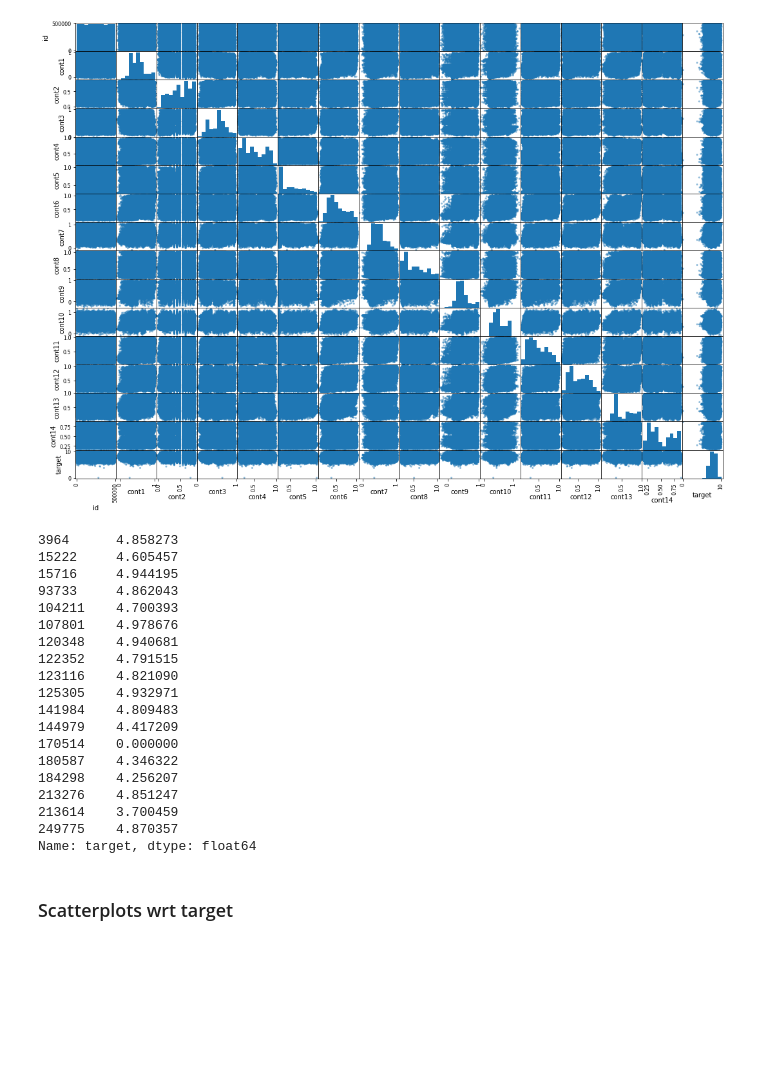
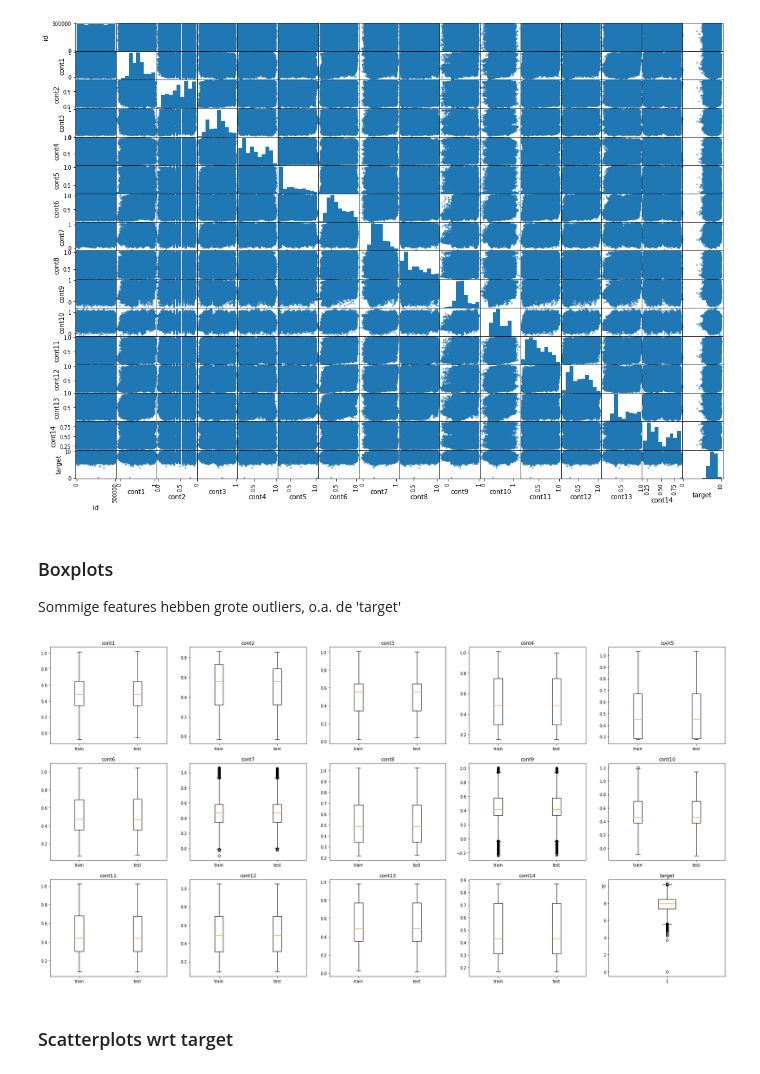
Before and after one commit to OthmanElHammouchi/kaggle, a Jupyter notebook: probing.ipynb, the cells around one changed output. Cells and saved outputs as stored; diff of their text form; code cells hidden in the pictures; blank space fills up the shorter version.

Commit message:
added boxplots and outlier removal

```diff
--- a/probing.ipynb
+++ b/probing.ipynb
@@ -108,28 +108,24 @@ scatter_matrix(train_set,figsize = (18,13))
 plt.show()
 # %% [output]
 [figure]
-# %%
-print(train_set['target'][train_set['target']<5])
-# %% [output]
-3964      4.858273
-15222     4.605457
-15716     4.944195
-93733     4.862043
-104211    4.700393
-107801    4.978676
-120348    4.940681
-122352    4.791515
-123116    4.821090
-125305    4.932971
-141984    4.809483
-144979    4.417209
-170514    0.000000
-180587    4.346322
-184298    4.256207
-213276    4.851247
-213614    3.700459
-249775    4.870357
-Name: target, dtype: float64
+# %% [markdown]
+### Boxplots
+
+Sommige features hebben grote outliers, o.a. de 'target'
+# %%
+figure, axes = plt.subplots(nrows=3, ncols=5, figsize=(30,15))
+
+for i in range(0,3):
+    for j in range(0,5):
+        if i*5+j+1 <15:
+            feat_name = train_set.keys()[i*5+j+1]
+            axes[i,j].boxplot([train_set[feat_name], test_set[feat_name]], labels = ['train','test'])
+            axes[i,j].set_title(feat_name)
+        else:
+            axes[i,j].boxplot(train_set['target'])
+            axes[i,j].set_title('target')
+# %% [output]
+[figure, added]
 # %% [markdown]
 ### Scatterplots wrt target
 # %% [markdown]
```
Also changed, not shown: parts of 2 cells of this notebook, 2 other files.
